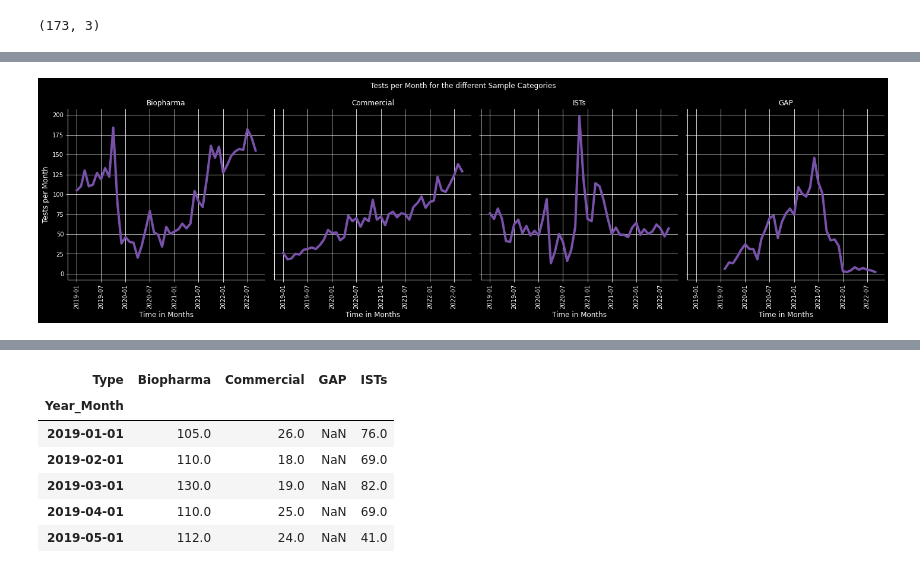
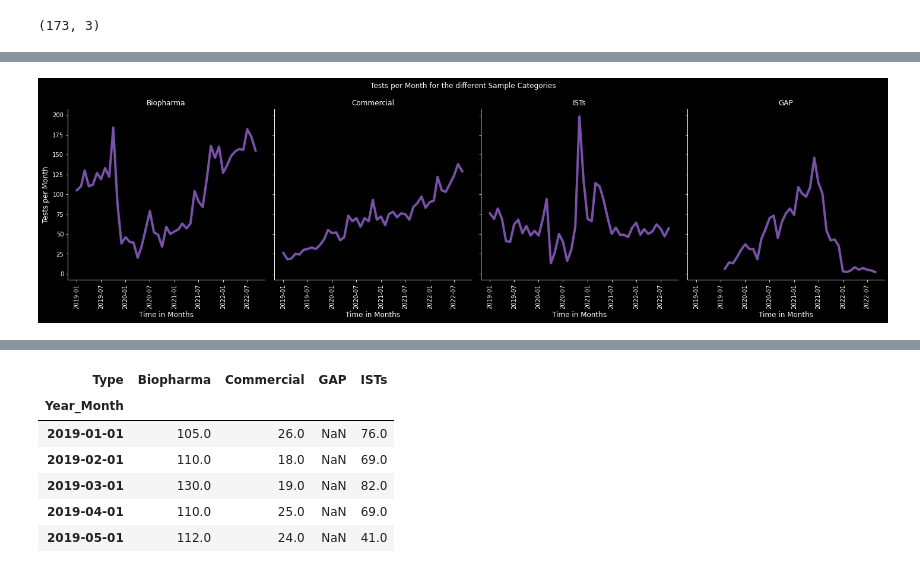
Before and after one commit to SilverSurferClash/Sales_analysis, a Jupyter notebook: Import_clean_SFDC_script.ipynb, the cells around one changed output, grey strips where cells are left out. Drawn from its saved outputs; the diff is of its cells as text; code cells hidden in the pictures.

```diff
--- a/Import_clean_SFDC_script.ipynb
+++ b/Import_clean_SFDC_script.ipynb
@@ -336,19 +337,20 @@ all_countries_by_type.shape
 #Use relpot for plotting
 # %%
 #Plot the sales for each category over time
-g = sns.relplot(data = all_countries_by_type, x = "Year_Month", y = "Sales", kind = "line", col = "Type", color = "#7851a9", linewidth=4 )
+with mpl.rc_context({'axes.grid': False}):
+  g = sns.relplot(data = all_countries_by_type, x = "Year_Month", y = "Sales", kind = "line", col = "Type", color = "#7851a9", linewidth=4 )
 g.set_xticklabels(rotation = "90")
 
 g.set_ylabels("Tests per Month")
 g.set_xlabels("Time in Months")
 g.set_titles(col_template = '{col_name}')
 g.fig.suptitle('Tests per Month for the different Sample Categories', y=1.05)
 
 plt.savefig('facet_plot.pdf', dpi = 300, bbox_inches ="tight",
             pad_inches = 1)
 files.download("facet_plot.pdf")
 plt.show()
 # %% [output]
 [interactive output not drawn]
 [interactive output not drawn]
-[figure, old version]
+[figure, new version]
```
Also changed, not shown: parts of 15 cells of this notebook.
